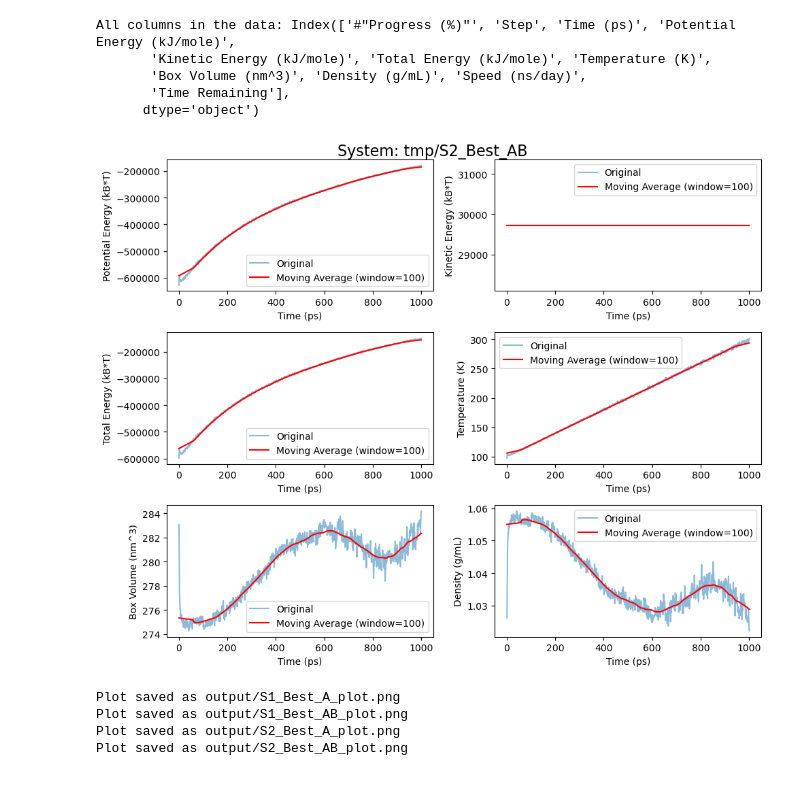
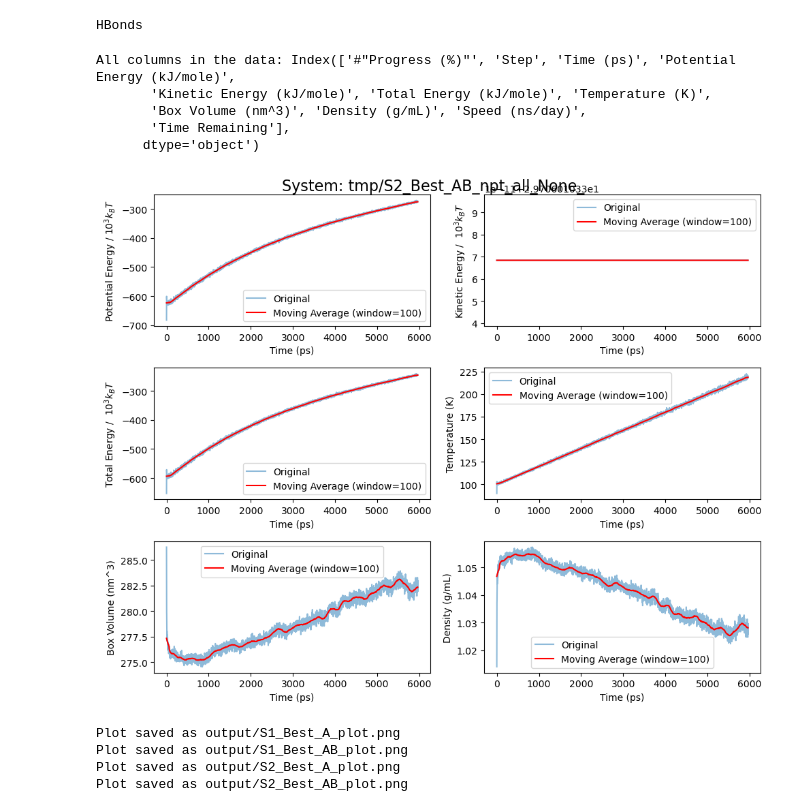
Before and after one commit to jakublala/openmm-md, a Jupyter notebook: analysis.ipynb, the cells around one changed output. Drawn from its saved outputs; the diff is of its cells as text; code cells hidden in the pictures.

```diff
--- a/analysis.ipynb
+++ b/analysis.ipynb
@@ -1,3 +1,8 @@
+# %%
+from openmm.app import HBonds
+print(HBonds.__str__())
+# %% [output]
+HBonds
 # %%
 import pandas as pd
 import matplotlib.pyplot as plt
@@ -11,13 +16,14 @@ def plot_system_data(system, window=100, figsize=(10, 8)):
     :param window: Size of the moving average window
     :param figsize: Size of the figure (width, height)
     """
-    def plot_with_moving_average(ax, df, x_column, y_column):
+    def plot_with_moving_average(ax, df, x_column, y_column, moving_average=True):
         """
         Plot original data and its moving average on a given axis.
         """
         ax.plot(df[x_column], df[y_column], label='Original', alpha=0.5)
-        rolling_mean = df[y_column].rolling(window=window, center=True, min_periods=1).mean()
-        ax.plot(df[x_column], rolling_mean, label=f'Moving Average (window={window})', color='red')
+        if moving_average:
+            rolling_mean = df[y_column].rolling(window=window, center=True, min_periods=1).mean()
+            ax.plot(df[x_column], rolling_mean, label=f'Moving Average (window={window})', color='red')
         ax.set_xlabel(x_column)
         ax.set_ylabel(y_column)
         ax.legend()
@@ -31,7 +37,14 @@ def plot_system_data(system, window=100, figsize=(10, 8)):
         return
 
     # Get column names for indices 3, 4, 5, 6
-    columns_to_plot = ["Potential Energy (kB*T)","Kinetic Energy (kB*T)","Total Energy (kB*T)","Temperature (K)","Box Volume (nm^3)","Density (g/mL)"]
+    columns_to_plot = [
+        "Potential Energy / $10^3 k_B T$",
+        "Kinetic Energy /  $10^3 k_B T$",
+        "Total Energy /  $10^3 k_B T$",
+        "Temperature (K)",
+        "Box Volume (nm^3)",
+        "Density (g/mL)"
+        ]
 
     print('All columns in the data:', df.columns)
 
@@ -39,9 +52,9 @@ def plot_system_data(system, window=100, figsize=(10, 8)):
     T = df['Temperature (K)']
     kB = 1.38064852e-23
     mol = 6.02214076e23
-    df["Potential Energy (kB*T)"] = df["Potential Energy (kJ/mole)"] * 1000 / (mol * kB * T)
-    df["Kinetic Energy (kB*T)"] = df["Kinetic Energy (kJ/mole)"] * 1000 / (mol * kB * T)
-    df["Total Energy (kB*T)"] = df["Total Energy (kJ/mole)"] * 1000 / (mol * kB * T)
+    df["Potential Energy / $10^3 k_B T$"] = df["Potential Energy (kJ/mole)"] / (mol * kB * T)
+    df["Kinetic Energy /  $10^3 k_B T$"] = df["Kinetic Energy (kJ/mole)"] / (mol * kB * T)
+    df["Total Energy /  $10^3 k_B T$"] = df["Total Energy (kJ/mole)"] / (mol * kB * T)
 
     # Create a single figure with four subfigures
     fig, axs = plt.subplots(3, 2, figsize=figsize)
@@ -52,7 +65,13 @@ def plot_system_data(system, window=100, figsize=(10, 8)):
 
     # Plot for each specified column
     for i, column in enumerate(columns_to_plot):
-        plot_with_moving_average(axs[i], df, 'Time (ps)', column)
+        plot_with_moving_average(
+            axs[i],
+            df,
+            'Time (ps)',
+            column,
+            moving_average=True
+            )
 
     plt.tight_layout()
     plt.subplots_adjust(top=0.95)  # Adjust to prevent title overlap
@@ -72,14 +91,14 @@ def plot_system_data(system, window=100, figsize=(10, 8)):
 
     # print(f"Plot saved as {output_file}")
 # %%
-plot_system_data('tmp/S2_Best_AB')
+plot_system_data('tmp/S2_Best_AB_npt_all_None_')
 # %% [output]
 All columns in the data: Index(['#"Progress (%)"', 'Step', 'Time (ps)', 'Potential Energy (kJ/mole)',
        'Kinetic Energy (kJ/mole)', 'Total Energy (kJ/mole)', 'Temperature (K)',
        'Box Volume (nm^3)', 'Density (g/mL)', 'Speed (ns/day)',
        'Time Remaining'],
       dtype='object')
-[figure, old version]
+[figure, new version]
 # %%
 plot_system_data("S1_Best_A")
 plot_system_data("S1_Best_AB")
```
Also changed, not shown: 2 other files.
